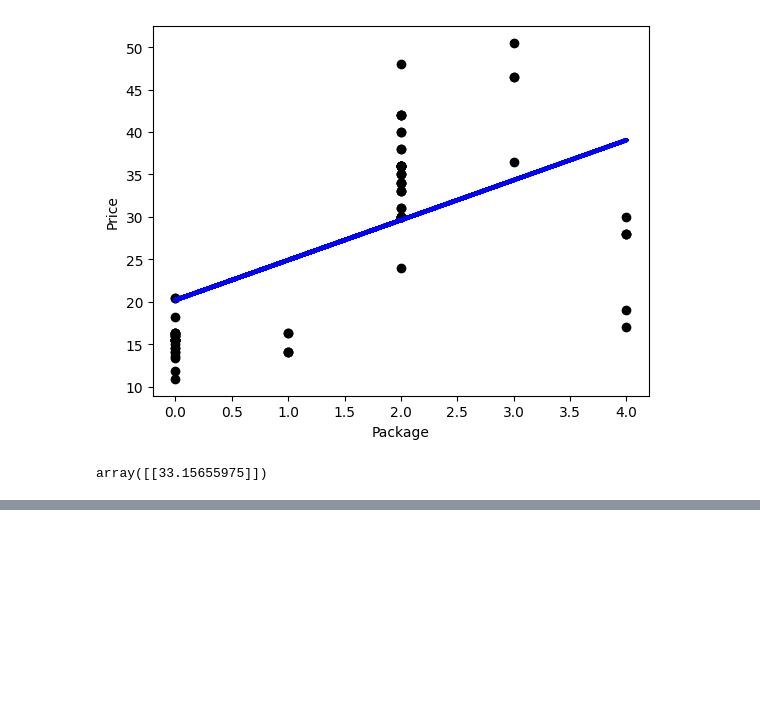
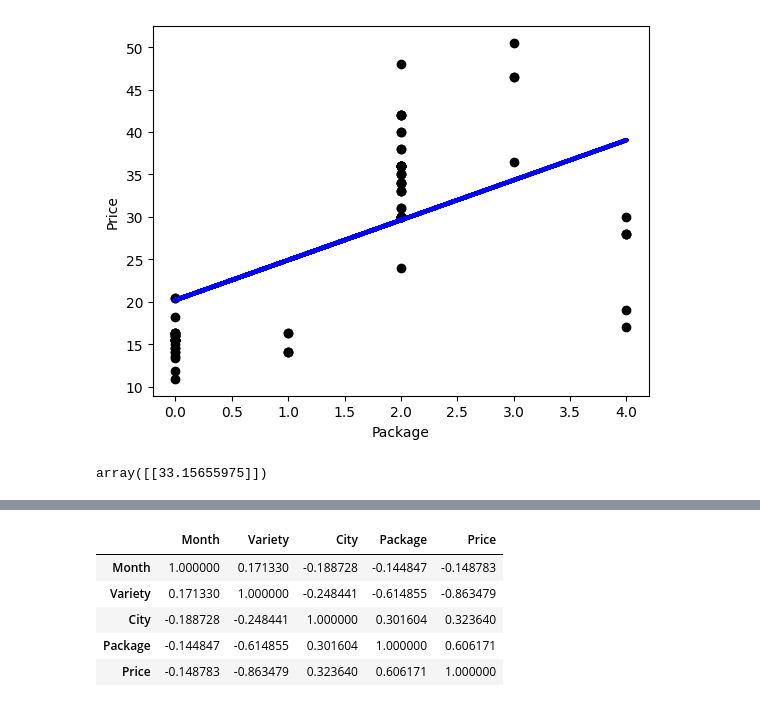
Before and after one commit to Syriii/ML-For-Beginners, a Jupyter notebook: 2-Regression/3-Linear/notebook.ipynb, the cells around one changed output, grey strips where cells are left out. Cells and saved outputs as stored; diff of their text form; code cells hidden in the pictures; blank space fills up the shorter version.

```diff
--- a/2-Regression/3-Linear/notebook.ipynb
+++ b/2-Regression/3-Linear/notebook.ipynb
@@ -178,0 +198,10 @@ array([[33.15655975]])
+# %%
+corr = poly_pumpkins.corr()
+corr.style.background_gradient(cmap='coolwarm')
+# %% [output]
+|  | Month | Variety | City | Package | Price |
+| Month | 1.000000 | 0.171330 | -0.188728 | -0.144847 | -0.148783 |
+| Variety | 0.171330 | 1.000000 | -0.248441 | -0.614855 | -0.863479 |
+| City | -0.188728 | -0.248441 | 1.000000 | 0.301604 | 0.323640 |
+| Package | -0.144847 | -0.614855 | 0.301604 | 1.000000 | 0.606171 |
+| Price | -0.148783 | -0.863479 | 0.323640 | 0.606171 | 1.000000 |
```
Also changed, not shown: parts of 6 cells of this notebook.
